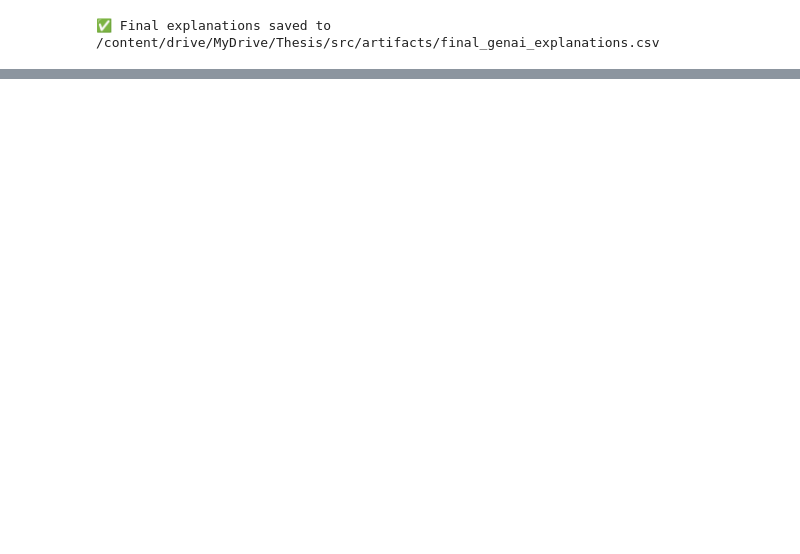
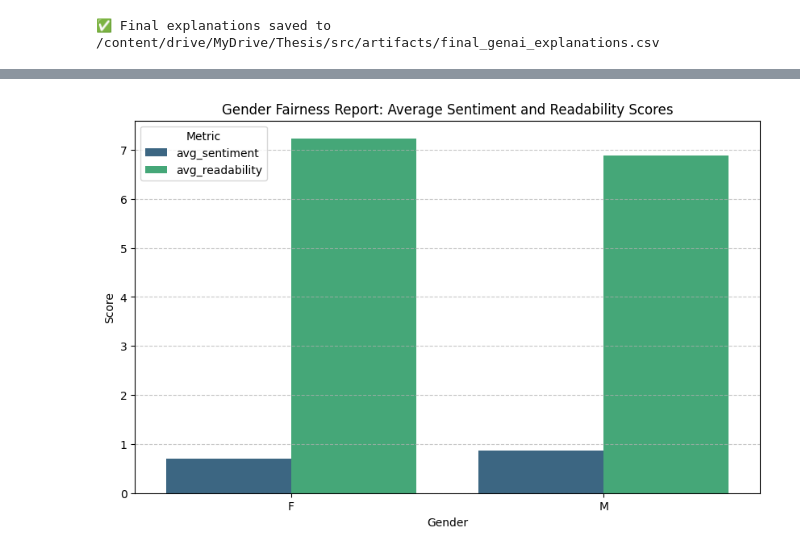
Before and after one commit to hemajuluri/Ethical-and-fairness, a Jupyter notebook: 03_Transition_Layer.ipynb, the cells around one changed output, grey strips where cells are left out. Cells and saved outputs as stored; diff of their text form; code cells hidden in the pictures; blank space fills up the shorter version.

```diff
--- a/03_Transition_Layer.ipynb
+++ b/03_Transition_Layer.ipynb
@@ -226,0 +230,16 @@ Get:12 http://security.ubuntu.com/ubuntu jammy-security/main amd64 Packages [3,9
+# %%
+# 1. Merge gender back using applicant_id (The "Baton Pass" Join)
+df_fairness = pd.merge(df_results, df[['applicant_id', 'gender']], on='applicant_id', how='left')
+
+# 2. Check for missing values (In case some IDs didn't match)
+if df_fairness['gender_x'].isnull().any():
+    print("⚠️ Warning: Some applicants are missing gender data.")
+
+# 3. Final Phase 6 Audit Report
+gender_fairness_report = df_fairness.groupby('gender_x').agg(
+    avg_sentiment=('sentiment_score', 'mean'),
+    avg_readability=('readability_grade', 'mean')
+).reset_index()
+
+print("📊 Gender Fairness Report:")
+display(gender_fairness_report)
@@ -226,0 +251,17 @@ Get:12 http://security.ubuntu.com/ubuntu jammy-security/main amd64 Packages [3,9
+# %%
+import matplotlib.pyplot as plt
+import seaborn as sns
+
+# Melt the DataFrame for easier plotting
+df_melted = gender_fairness_report.melt(id_vars='gender_x', var_name='Metric', value_name='Score')
+
+plt.figure(figsize=(10, 6))
+sns.barplot(x='gender_x', y='Score', hue='Metric', data=df_melted, palette='viridis')
+plt.title('Gender Fairness Report: Average Sentiment and Readability Scores')
+plt.xlabel('Gender')
+plt.ylabel('Score')
+plt.legend(title='Metric')
+plt.grid(axis='y', linestyle='--', alpha=0.7)
+plt.show()
+# %% [output]
+[figure, added]
```
Also changed, not shown: parts of 15 cells of this notebook.
